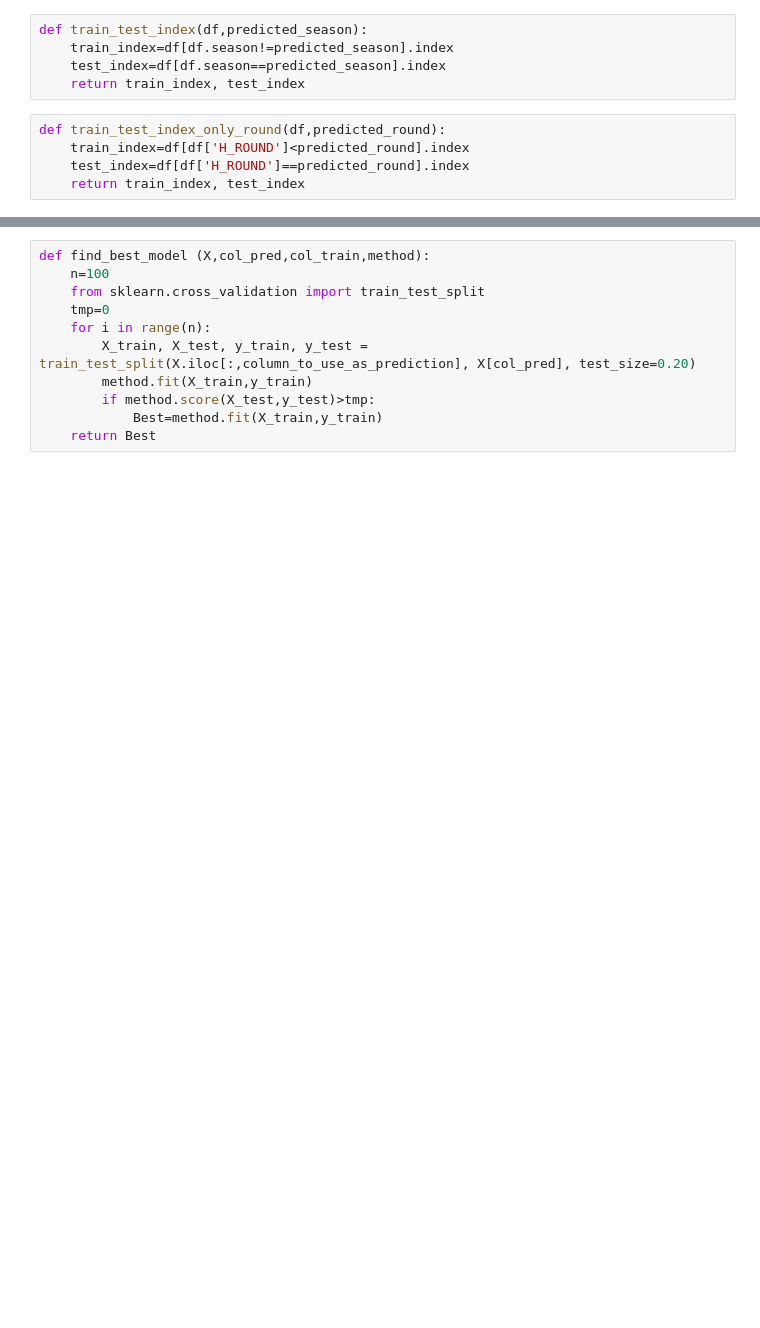
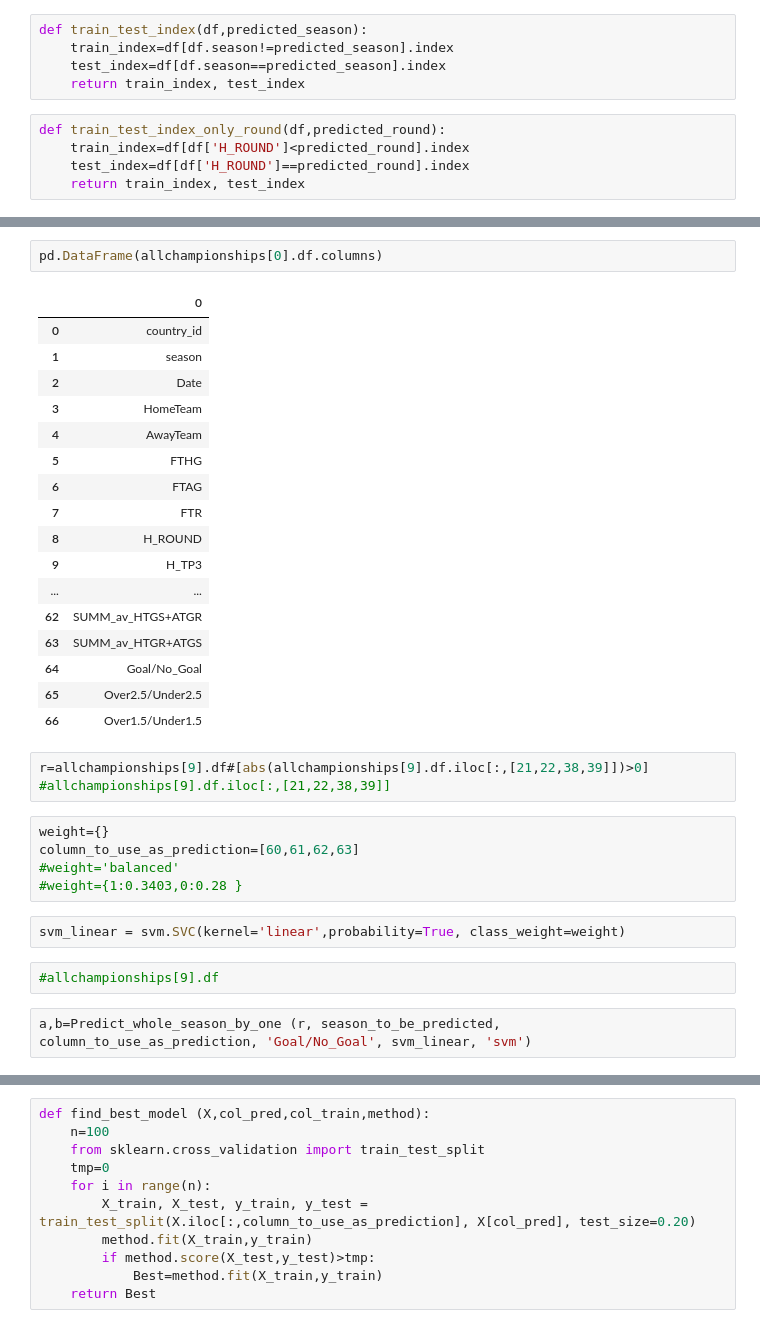
Before and after one commit to hh1713/football_machine, a Jupyter notebook: notebooks/final_project.ipynb, the cells around one changed output, grey strips where cells are left out. Cells and saved outputs as stored; diff of their text form; blank space fills up the shorter version.

```diff
--- a/notebooks/final_project.ipynb
+++ b/notebooks/final_project.ipynb
@@ -59,0 +91,34 @@ def split_train_test_data(df,train_index,test_index,col_train,col_pred,i):
+# %%
+pd.DataFrame(allchampionships[0].df.columns)
+# %% [output]
+|  | 0 |
+| 0 | country_id |
+| 1 | season |
+| 2 | Date |
+| 3 | HomeTeam |
+| 4 | AwayTeam |
+| 5 | FTHG |
+| 6 | FTAG |
+| 7 | FTR |
+| 8 | H_ROUND |
+| 9 | H_TP3 |
+| ... | ... |
+| 62 | SUMM_av_HTGS+ATGR |
+| 63 | SUMM_av_HTGR+ATGS |
+| 64 | Goal/No_Goal |
+| 65 | Over2.5/Under2.5 |
+| 66 | Over1.5/Under1.5 |
+# %%
+r=allchampionships[9].df#[abs(allchampionships[9].df.iloc[:,[21,22,38,39]])>0]
+#allchampionships[9].df.iloc[:,[21,22,38,39]]
+# %%
+weight={}
+column_to_use_as_prediction=[60,61,62,63]
+#weight='balanced'
+#weight={1:0.3403,0:0.28 }
+# %%
+svm_linear = svm.SVC(kernel='linear',probability=True, class_weight=weight)
+# %%
+#allchampionships[9].df
+# %%
+a,b=Predict_whole_season_by_one (r, season_to_be_predicted, column_to_use_as_prediction, 'Goal/No_Goal', svm_linear, 'svm')
```
Also changed, not shown: parts of 26 cells of this notebook, 2 other files.
